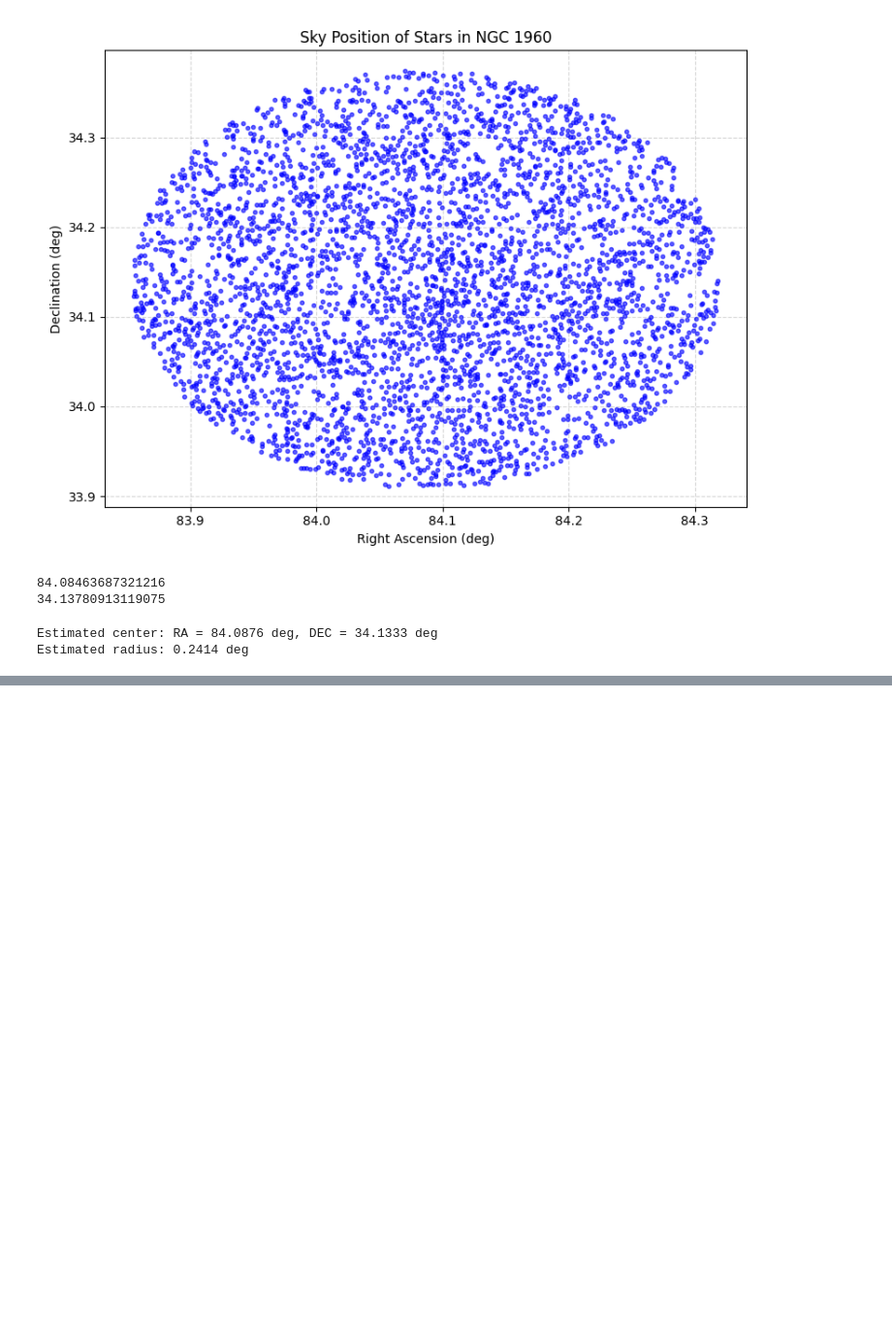
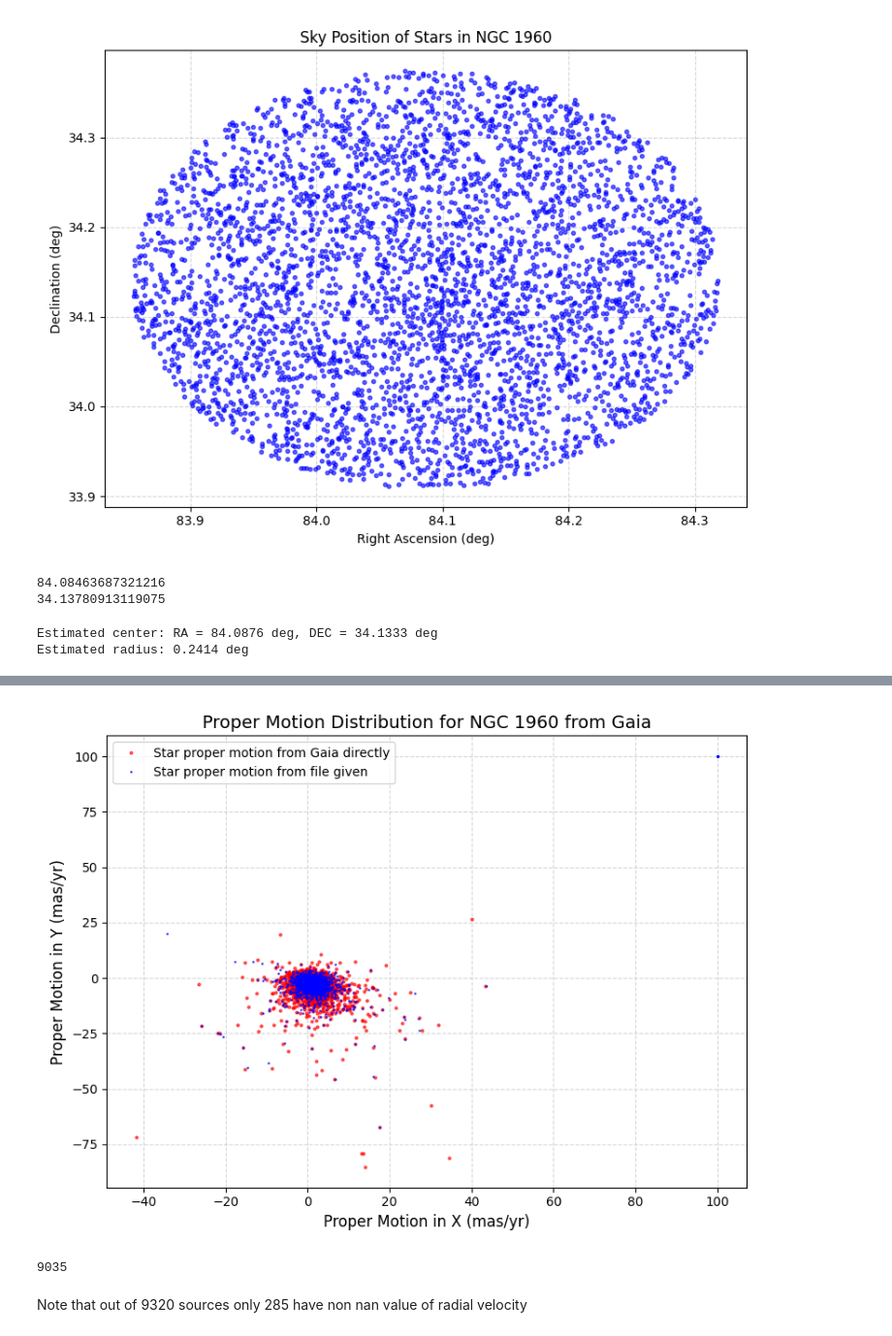
Before and after one commit to pranavkalsi/My-Projects, a Jupyter notebook: NGC_1960.ipynb, the cells around one changed output, grey strips where cells are left out. Shown at 97% size. Cells and saved outputs as stored; diff of their text form; code cells hidden in the pictures; blank space fills up the shorter version.

```diff
--- a/NGC_1960.ipynb
+++ b/NGC_1960.ipynb
@@ -126,0 +128,3 @@ ModuleNotFoundError: No module named 'numpy.char'
+# %%
+table = parse_single_table("Data/1747086419381O-result.vot")
+data = table.to_table()  # Convert to Astropy Table
@@ -126,0 +149,3 @@ ModuleNotFoundError: No module named 'numpy.char'
+# %%
+Df=data.to_pandas()
+Df
@@ -126,0 +166,39 @@ ModuleNotFoundError: No module named 'numpy.char'
+# %%
+plt.figure(figsize=(8, 6))  # Optional: larger figure size
+plt.plot(
+    Df.pmra,
+    Df.pmdec,
+    'ro',
+    markersize=2,  # smaller marker size
+    alpha=0.6,     # optional: make points slightly transparent
+    label='Star proper motion from Gaia directly'
+)
+
+plt.plot(
+    NGC_1960_data.mu_x,
+    NGC_1960_data.mu_y,
+    'bo',
+    markersize=1,  # smaller marker size
+    alpha=0.6,     # optional: make points slightly transparent
+    label='Star proper motion from file given'
+)
+
+
+# Add labels and title
+plt.xlabel('Proper Motion in X (mas/yr)', fontsize=12)
+plt.ylabel('Proper Motion in Y (mas/yr)', fontsize=12)
+plt.title('Proper Motion Distribution for NGC 1960 from Gaia', fontsize=14)
+
+# Add grid and legend
+plt.grid(True, linestyle='--', alpha=0.5)
+plt.legend()
+plt.tight_layout()
+plt.show()
+# %% [output]
+[figure, added]
+# %%
+Df.radial_velocity.isna().sum()
+# %% [output]
+9035
+# %% [markdown]
+Note that out of 9320 sources only 285 have non nan value of radial velocity
```
Also changed, not shown: parts of 12 cells of this notebook, 12 other files.
